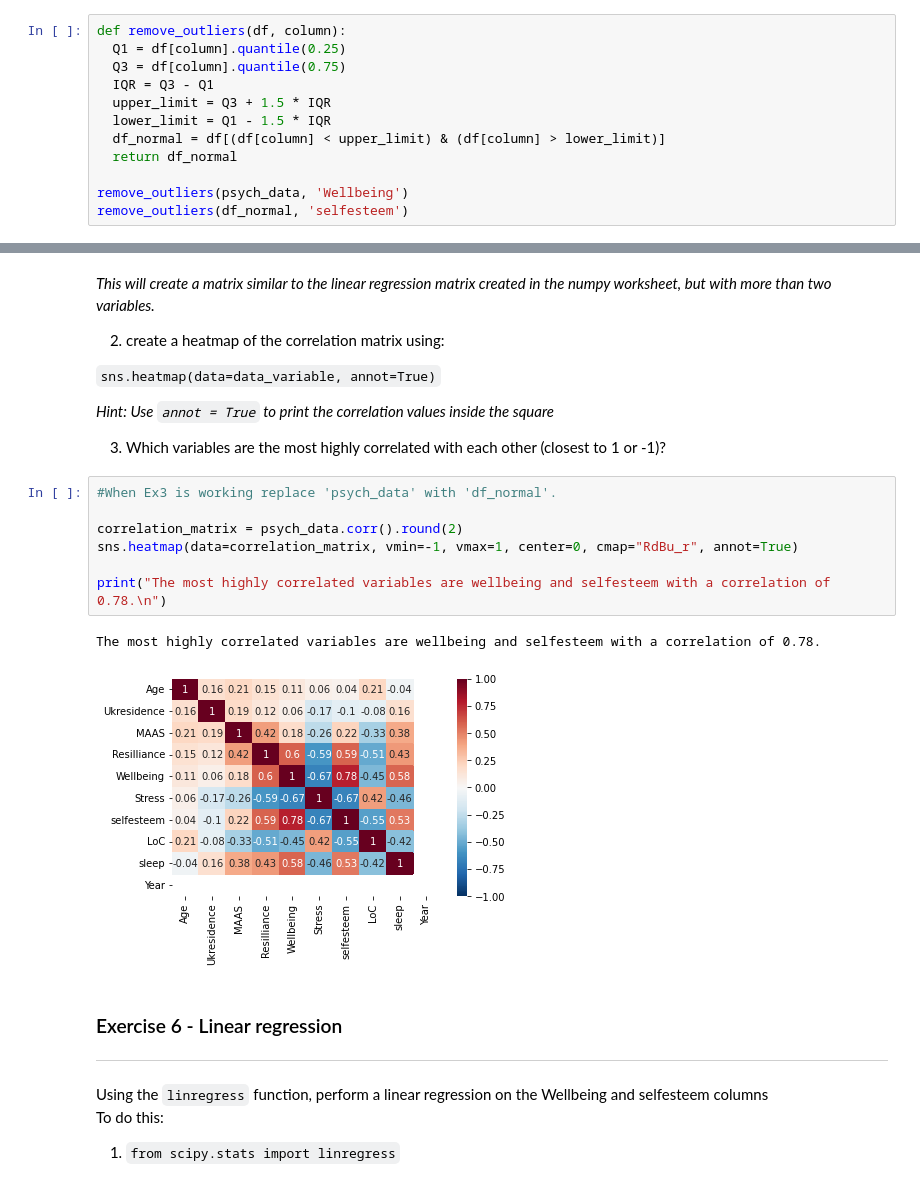
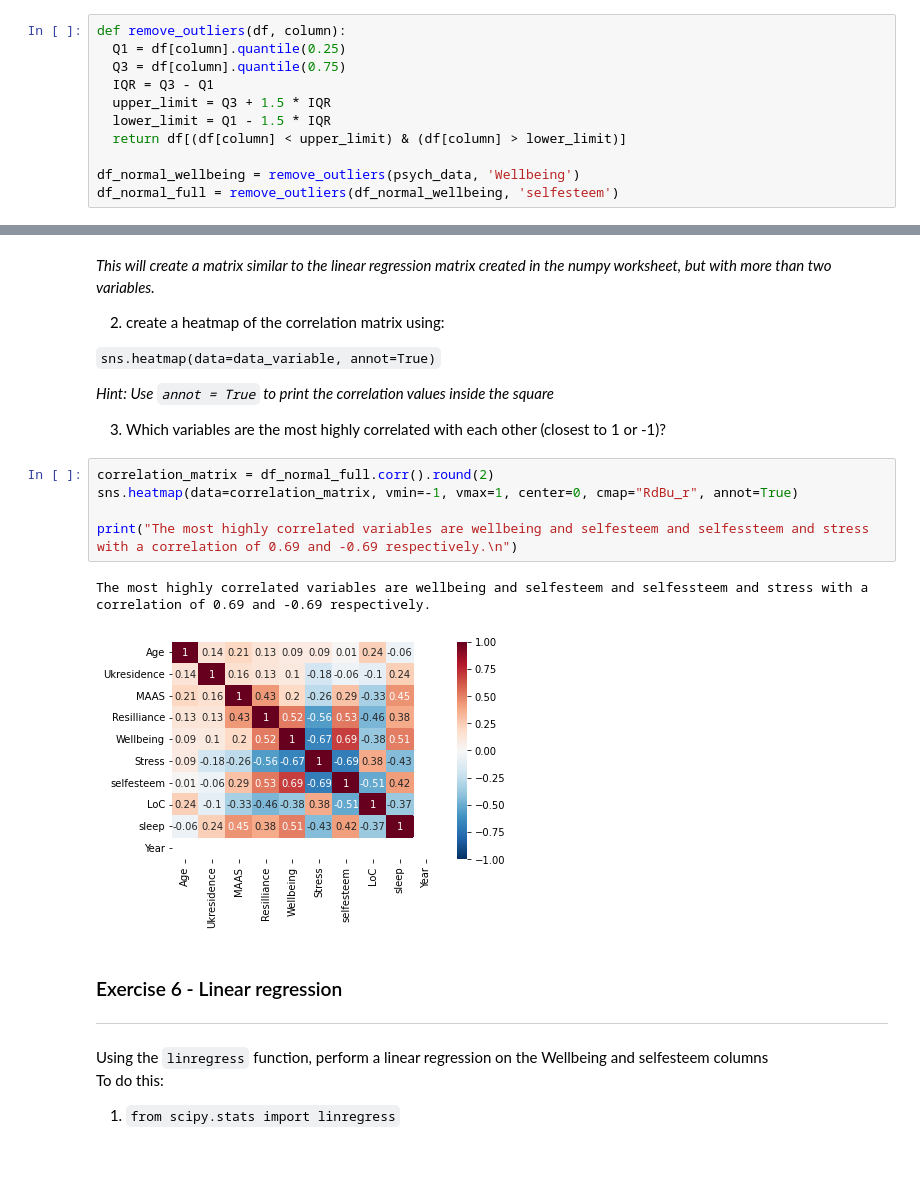
Before and after one commit to NatFT/PythonCourse, a Jupyter notebook: Ex_Correlation_exercises.ipynb, the cells around one changed output, grey strips where cells are left out. Saved outputs shown, nothing was run; the diff lists cells and outputs as text; blank space fills up the shorter version.

```diff
--- a/Ex_Correlation_exercises.ipynb
+++ b/Ex_Correlation_exercises.ipynb
@@ -155,8 +155,7 @@ def remove_outliers(df, column):
   IQR = Q3 - Q1
   upper_limit = Q3 + 1.5 * IQR
   lower_limit = Q1 - 1.5 * IQR
-  df_normal = df[(df[column] < upper_limit) & (df[column] > lower_limit)]
-  return df_normal
+  return df[(df[column] < upper_limit) & (df[column] > lower_limit)]
 
-remove_outliers(psych_data, 'Wellbeing')
-remove_outliers(df_normal, 'selfesteem')
+df_normal_wellbeing = remove_outliers(psych_data, 'Wellbeing')
+df_normal_full = remove_outliers(df_normal_wellbeing, 'selfesteem')
@@ -229,15 +224,13 @@ Values close to -1 mean the variables are negatively correlated with each other
 
 3. Which variables are the most highly correlated with each other (closest to 1 or -1)?
 # %%
-#When Ex3 is working replace 'psych_data' with 'df_normal'.
-
-correlation_matrix = psych_data.corr().round(2)
+correlation_matrix = df_normal_full.corr().round(2)
 sns.heatmap(data=correlation_matrix, vmin=-1, vmax=1, center=0, cmap="RdBu_r", annot=True)
 
-print("The most highly correlated variables are wellbeing and selfesteem with a correlation of 0.78.\n")
+print("The most highly correlated variables are wellbeing and selfesteem and selfessteem and stress with a correlation of 0.69 and -0.69 respectively.\n")
 # %% [output]
-The most highly correlated variables are wellbeing and selfesteem with a correlation of 0.78.
+The most highly correlated variables are wellbeing and selfesteem and selfessteem and stress with a correlation of 0.69 and -0.69 respectively.
-[figure, old version]
+[figure, new version]
 # %% [markdown]
 ### Exercise 6 - Linear regression
 ---
```
Also changed, not shown: parts of 9 cells of this notebook.
